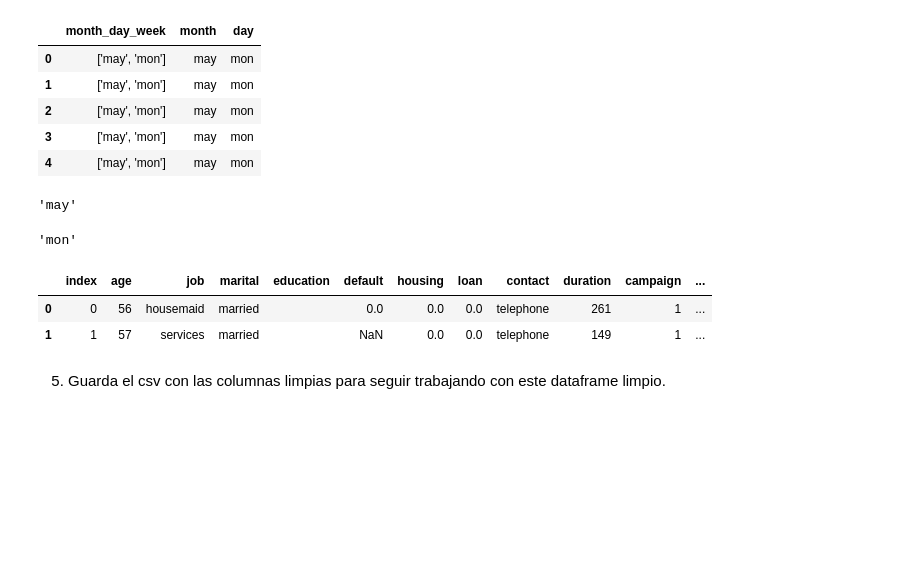
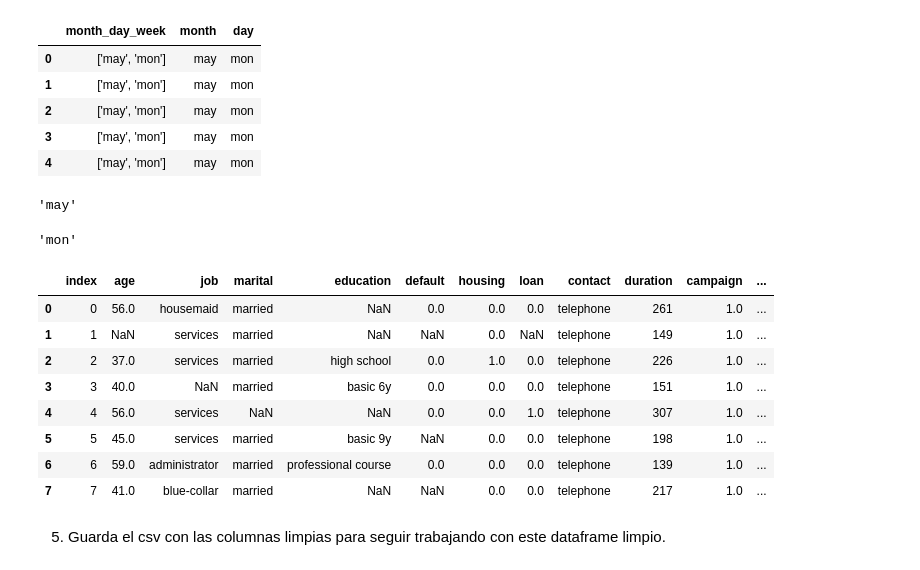
Before and after one commit to anane3373/promoE_modulo2_sprint2_pairprogramming_AnaGuardiayAndreaCabrera, a Jupyter notebook: limpieza_pair/limpieza2_17_8.ipynb, the cells around one changed output. Drawn from its saved outputs; the diff is of its cells as text; code cells hidden in the pictures; blank space fills up the shorter version.

```diff
--- a/limpieza_pair/limpieza2_17_8.ipynb
+++ b/limpieza_pair/limpieza2_17_8.ipynb
@@ -99,5 +98,5 @@ array(['basic.4y', 'high.school', 'basic.6y', 'basic.9y',
 # %%
-df['education'] = df['education'].str.replace('.', ' ', regex = True)
+df['education'] = df['education'].str.replace('.', ' ')
 df
 # %% [output]
 |  | index | age | job | marital | education | default | housing | loan | contact | duration | campaign | ... |
@@ -214,11 +213,17 @@ df["month_day_week"][0][9:12]
 # %% [output]
 'mon'
 # %%
-df.head(2)
+df.head(8)
 # %% [output]
 |  | index | age | job | marital | education | default | housing | loan | contact | duration | campaign | ... |
-| 0 | 0 | 56 | housemaid | married |  | 0.0 | 0.0 | 0.0 | telephone | 261 | 1 | ... |
-| 1 | 1 | 57 | services | married |  | NaN | 0.0 | 0.0 | telephone | 149 | 1 | ... |
+| 0 | 0 | 56.0 | housemaid | married | NaN | 0.0 | 0.0 | 0.0 | telephone | 261 | 1.0 | ... |
+| 1 | 1 | NaN | services | married | NaN | NaN | 0.0 | NaN | telephone | 149 | 1.0 | ... |
+| 2 | 2 | 37.0 | services | married | high school | 0.0 | 1.0 | 0.0 | telephone | 226 | 1.0 | ... |
+| 3 | 3 | 40.0 | NaN | married | basic 6y | 0.0 | 0.0 | 0.0 | telephone | 151 | 1.0 | ... |
+| 4 | 4 | 56.0 | services | NaN | NaN | 0.0 | 0.0 | 1.0 | telephone | 307 | 1.0 | ... |
+| 5 | 5 | 45.0 | services | married | basic 9y | NaN | 0.0 | 0.0 | telephone | 198 | 1.0 | ... |
+| 6 | 6 | 59.0 | administrator | married | professional course | 0.0 | 0.0 | 0.0 | telephone | 139 | 1.0 | ... |
+| 7 | 7 | 41.0 | blue-collar | married | NaN | NaN | 0.0 | 0.0 | telephone | 217 | 1.0 | ... |
 # %% [markdown]
 5. Guarda el csv con las columnas limpias para seguir trabajando con este dataframe limpio.
 # %%
```
Also changed, not shown: parts of 10 cells of this notebook, 10 other files.
